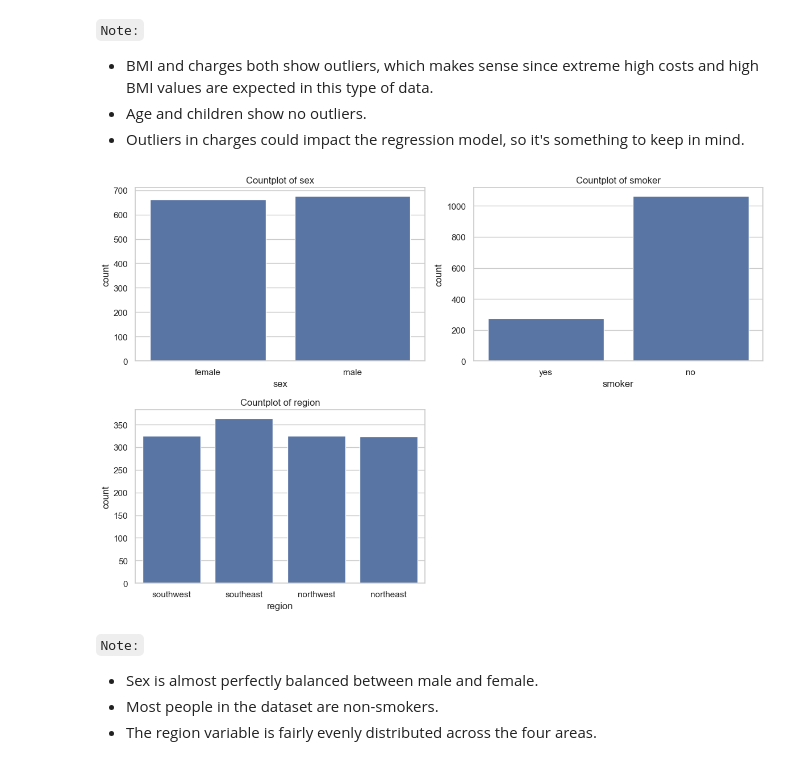
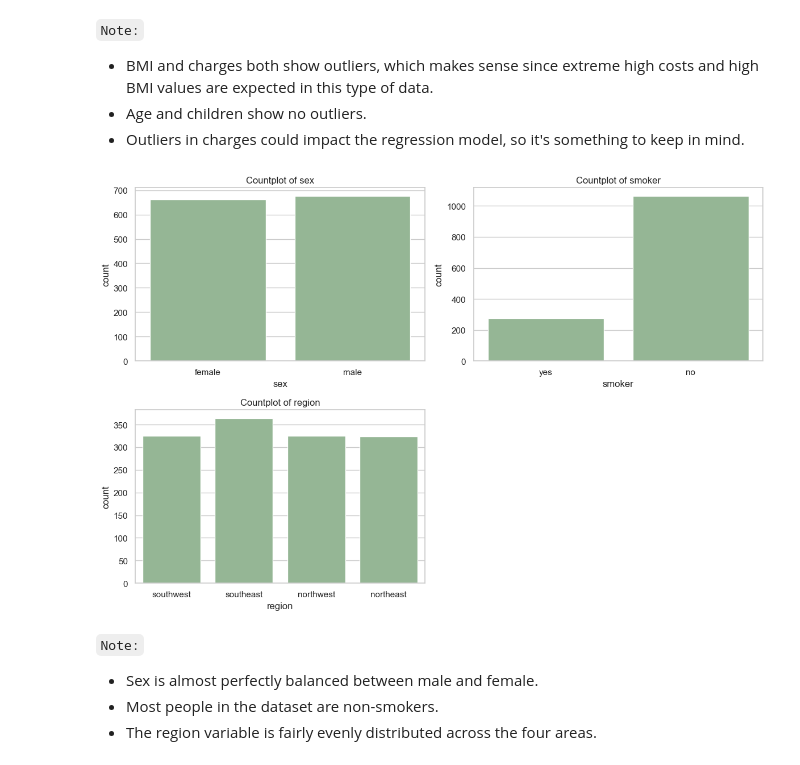
Before and after one commit to abeaderstadt/ml_regression_beaderstadt, a Jupyter notebook: regression_beaderstadt.ipynb, the cells around one changed output. Cells and saved outputs as stored; diff of their text form; code cells hidden in the pictures.

Commit message:
Update plots

```diff
--- a/regression_beaderstadt.ipynb
+++ b/regression_beaderstadt.ipynb
@@ -142,7 +142,7 @@ plt.show()
 plt.figure(figsize=(12, 6))
 for i, col in enumerate(numeric_cols, 1):
     plt.subplot(2, 2, i)
-    sns.boxplot(x=df[col])
+    sns.boxplot(x=df[col], color="lightslategray")
     plt.title(f"Boxplot of {col}")
 plt.tight_layout()
 plt.show()
@@ -156,19 +156,19 @@ plt.show()
 # %%
 # ------------------------------
 # Countplots for categorical features
 # ------------------------------
 
 categorical_cols = ["sex", "smoker", "region"]
 
 plt.figure(figsize=(12, 8))
 for i, col in enumerate(categorical_cols, 1):
     plt.subplot(2, 2, i)
-    sns.countplot(x=df[col])
+    sns.countplot(x=df[col], color="darkseagreen")
     plt.title(f"Countplot of {col}")
 plt.tight_layout()
 plt.show()
 # %% [output]
-[figure, old version]
+[figure, new version]
 # %% [markdown]
 `Note:`<br>
 - Sex is almost perfectly balanced between male and female.
```
Also changed, not shown: parts of 2 cells of this notebook.
